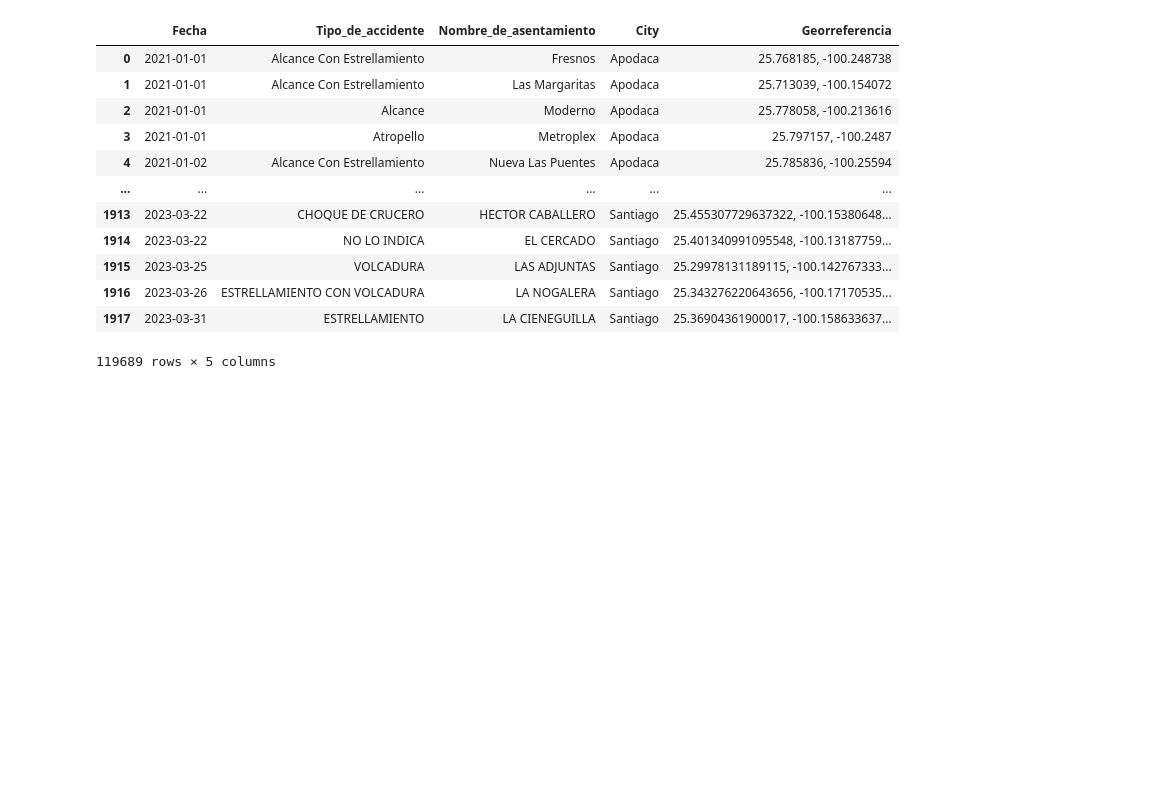
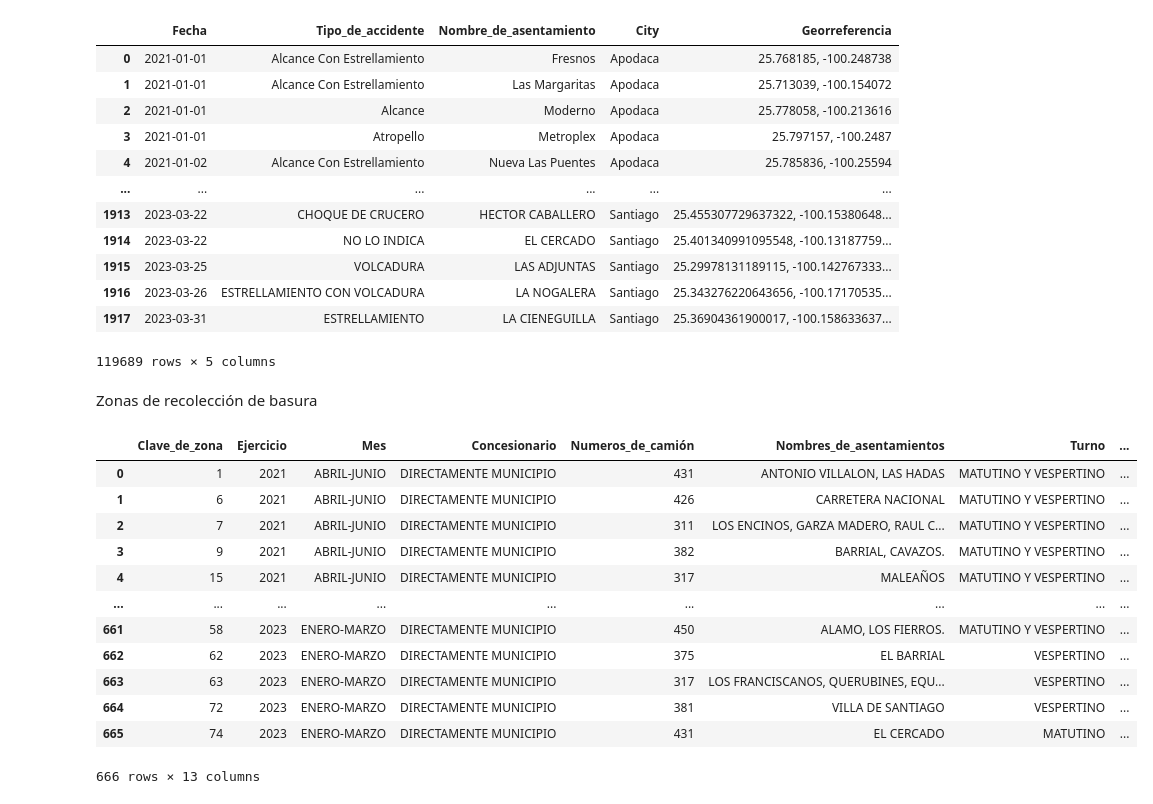
Before and after one commit to JosePabloGFnl/Monterrey-Violence, a Jupyter notebook: city-crimes.ipynb, the cells around one changed output. Saved outputs shown, nothing was run; the diff lists cells and outputs as text; code cells hidden in the pictures; blank space fills up the shorter version.

Commit message:
Basura

```diff
--- a/city-crimes.ipynb
+++ b/city-crimes.ipynb
@@ -293,3 +293,15 @@ accidentes
 | 1916 | 2023-03-26 | ESTRELLAMIENTO CON VOLCADURA | LA NOGALERA | Santiago | 25.343276220643656, -100.17170535... |
 | 1917 | 2023-03-31 | ESTRELLAMIENTO | LA CIENEGUILLA | Santiago | 25.36904361900017, -100.158633637... |
 119689 rows × 5 columns
+# %% [markdown]
+Zonas de recolección de basura
+# %%
+basura_apodaca = pd.read_csv("zonas-de-recoleccion-de-basura-apodaca.csv")
+basura_garcia = pd.read_csv("zonas-de-recoleccion-de-basura-garcia.csv")
+basura_escobedo = pd.read_csv("zonas-de-recoleccion-de-basura-general-escobedo.csv")
+basura_guadalupe = pd.read_csv("zonas-de-recoleccion-de-basura-guadalupe.csv")
+basura_juarez = pd.read_csv("zonas-de-recoleccion-de-basura-juarez.csv")
+basura_monterrey = pd.read_csv("zonas-de-recoleccion-de-basura-monterrey.csv")
+basura_san_nico = pd.read_csv("zonas-de-recoleccion-de-basura-san-nicolas-de-los-garza.csv")
+basura_santa = pd.read_csv("zonas-de-recoleccion-de-basura-santa-catarina.csv")
+basura_santiago = pd.read_csv("zonas-de-recoleccion-de-basura-base.csv")
@@ -295,0 +318,16 @@ accidentes
+# %%
+basura_santiago
+# %% [output]
+|  | Clave_de_zona | Ejercicio | Mes | Concesionario | Numeros_de_camión | Nombres_de_asentamientos | Turno | ... |
+| 0 | 1 | 2021 | ABRIL-JUNIO | DIRECTAMENTE MUNICIPIO | 431 | ANTONIO VILLALON, LAS HADAS | MATUTINO Y VESPERTINO | ... |
+| 1 | 6 | 2021 | ABRIL-JUNIO | DIRECTAMENTE MUNICIPIO | 426 | CARRETERA NACIONAL | MATUTINO Y VESPERTINO | ... |
+| 2 | 7 | 2021 | ABRIL-JUNIO | DIRECTAMENTE MUNICIPIO | 311 | LOS ENCINOS, GARZA MADERO, RAUL C... | MATUTINO Y VESPERTINO | ... |
+| 3 | 9 | 2021 | ABRIL-JUNIO | DIRECTAMENTE MUNICIPIO | 382 | BARRIAL, CAVAZOS. | MATUTINO Y VESPERTINO | ... |
+| 4 | 15 | 2021 | ABRIL-JUNIO | DIRECTAMENTE MUNICIPIO | 317 | MALEAÑOS | MATUTINO Y VESPERTINO | ... |
+| ... | ... | ... | ... | ... | ... | ... | ... | ... |
+| 661 | 58 | 2023 | ENERO-MARZO | DIRECTAMENTE MUNICIPIO | 450 | ALAMO, LOS FIERROS. | MATUTINO Y VESPERTINO | ... |
+| 662 | 62 | 2023 | ENERO-MARZO | DIRECTAMENTE MUNICIPIO | 375 | EL BARRIAL | VESPERTINO | ... |
+| 663 | 63 | 2023 | ENERO-MARZO | DIRECTAMENTE MUNICIPIO | 317 | LOS FRANCISCANOS, QUERUBINES, EQU... | VESPERTINO | ... |
+| 664 | 72 | 2023 | ENERO-MARZO | DIRECTAMENTE MUNICIPIO | 381 | VILLA DE SANTIAGO | VESPERTINO | ... |
+| 665 | 74 | 2023 | ENERO-MARZO | DIRECTAMENTE MUNICIPIO | 431 | EL CERCADO | MATUTINO | ... |
+666 rows × 13 columns
```
Also changed, not shown: parts of 2 cells of this notebook, 9 other files.
